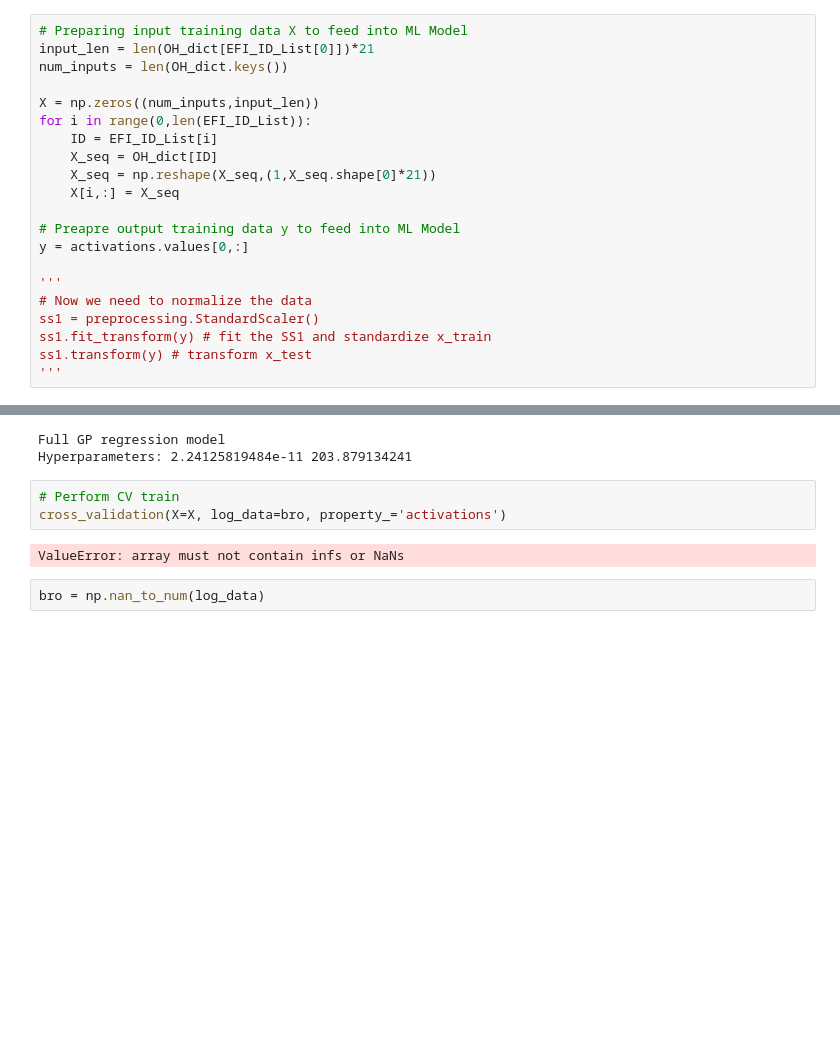
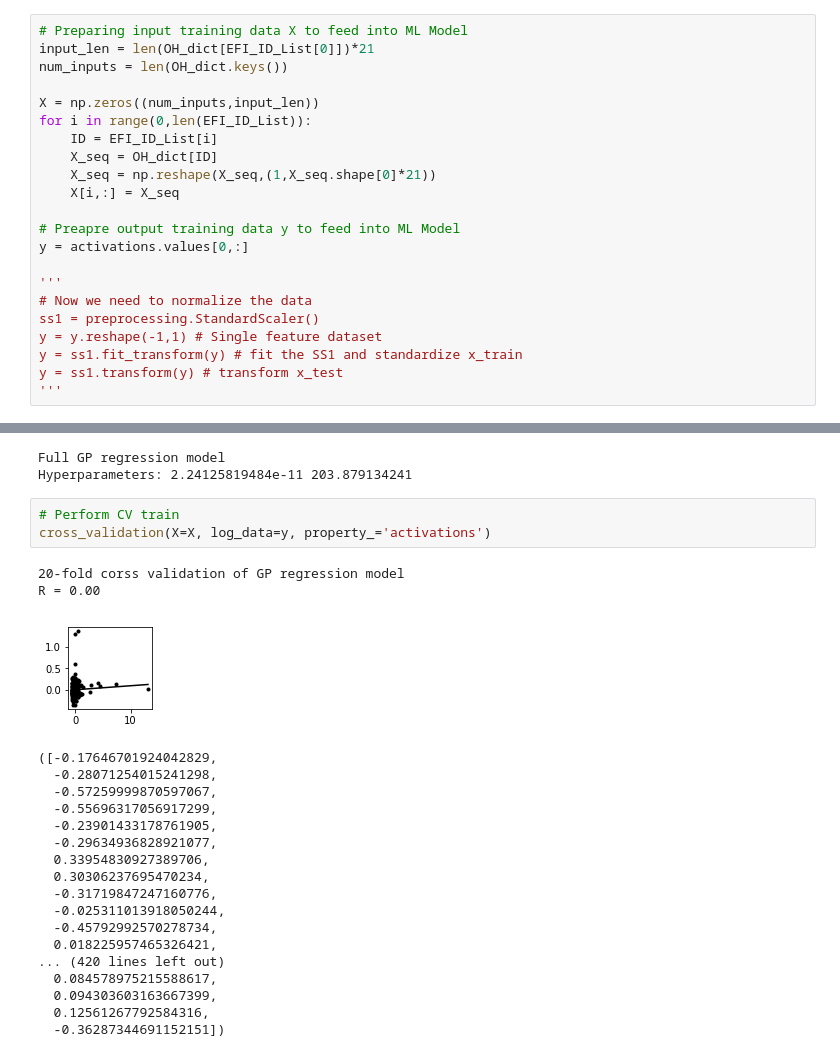
Before and after one commit to gaojunxuan/phosphatase_baseline_classifier, a Jupyter notebook: regression/Phosphotase_GPModel/Phosphotase_Encode.ipynb, the cells around one changed output, grey strips where cells are left out. Drawn from its saved outputs; the diff is of its cells as text; blank space fills up the shorter version.

Commit message:
Modified phosphotase encode to allow for cross validation feature

```diff
--- a/regression/Phosphotase_GPModel/Phosphotase_Encode.ipynb
+++ b/regression/Phosphotase_GPModel/Phosphotase_Encode.ipynb
@@ -62,7 +63,8 @@ y = activations.values[0,:]
 '''
 # Now we need to normalize the data
 ss1 = preprocessing.StandardScaler()
-ss1.fit_transform(y) # fit the SS1 and standardize x_train
-ss1.transform(y) # transform x_test
+y = y.reshape(-1,1) # Single feature dataset
+y = ss1.fit_transform(y) # fit the SS1 and standardize x_train
+y = ss1.transform(y) # transform x_test
 '''
 # %% [output]
@@ -181,8 +180,25 @@ Full GP regression model
 Hyperparameters: 2.24125819484e-11 203.879134241
 # %%
 # Perform CV train
-cross_validation(X=X, log_data=bro, property_='activations')
+cross_validation(X=X, log_data=y, property_='activations')
 # %% [output]
-ValueError: array must not contain infs or NaNs
+20-fold corss validation of GP regression model
+R = 0.00
+[figure, added]
+([-0.17646701924042829,
+  -0.28071254015241298,
+  -0.57259999870597067,
+  -0.55696317056917299,
+  -0.23901433178761905,
+  -0.29634936828921077,
+  0.33954830927389706,
+  0.30306237695470234,
+  -0.31719847247160776,
+  -0.025311013918050244,
+  -0.45792992570278734,
+  0.018225957465326421,
+... (420 lines left out)
+  0.084578975215588617,
+  0.094303603163667399,
+  0.12561267792584316,
+  -0.36287344691152151])
-# %%
-bro = np.nan_to_num(log_data)
```
Also changed, not shown: parts of 4 cells of this notebook, 1 other file.
